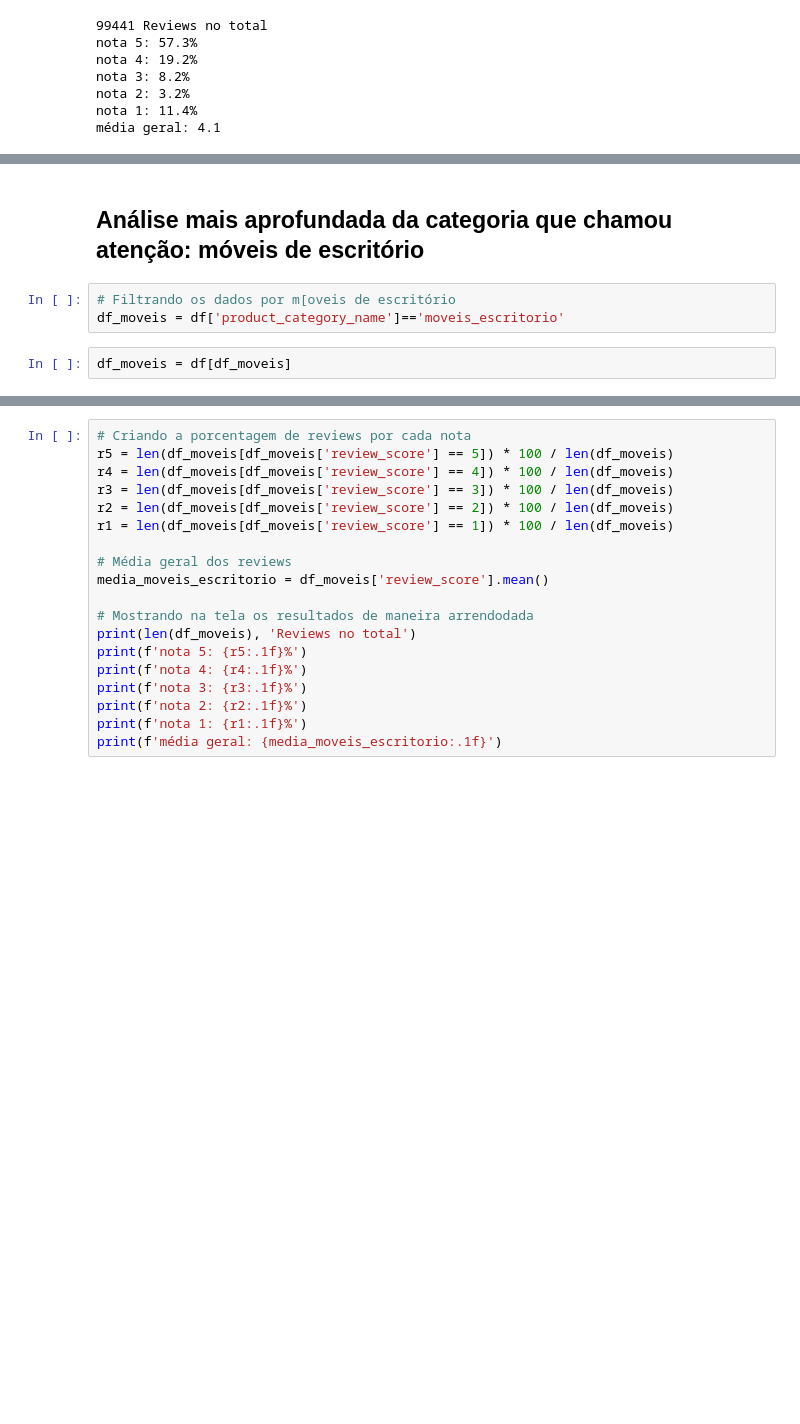
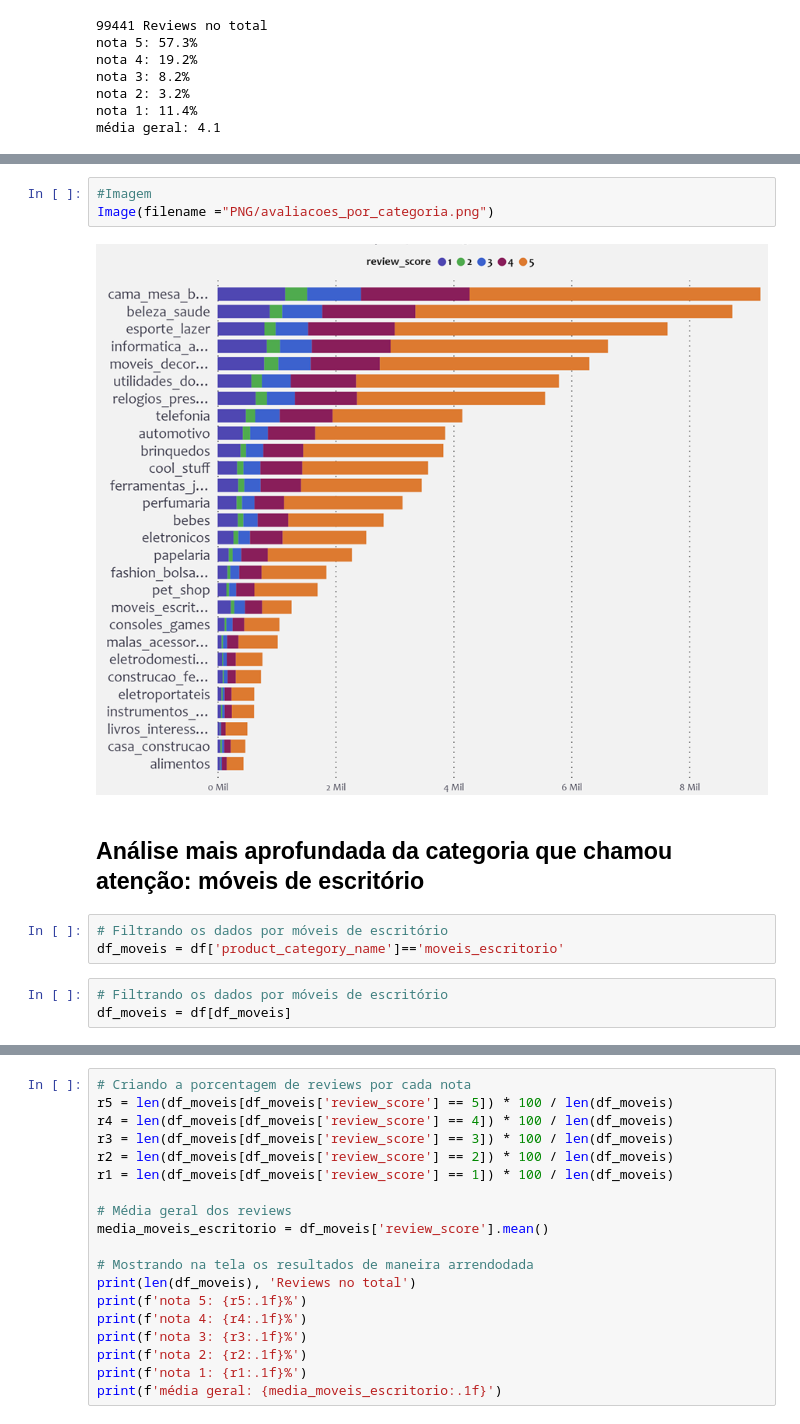
Before and after one commit to petersonrs/projetostack, a Jupyter notebook: analise_exploratoria.ipynb, the cells around one changed output, grey strips where cells are left out. Cells and saved outputs as stored; diff of their text form; blank space fills up the shorter version.

```diff
--- a/analise_exploratoria.ipynb
+++ b/analise_exploratoria.ipynb
@@ -125,7 +107,13 @@ f, ax = plt.subplots(figsize=(10,40))
+# %%
+#Imagem
+Image(filename ="PNG/avaliacoes_por_categoria.png")
+# %% [output]
+[figure, added]
 # %% [markdown]
 <h2> Análise mais aprofundada da categoria que chamou atenção: móveis de escritório </h2>
 # %%
-# Filtrando os dados por m[oveis de escritório
+# Filtrando os dados por móveis de escritório
 df_moveis = df['product_category_name']=='moveis_escritorio'
-# %%
-df_moveis = df[df_moveis]
+# %%
+# Filtrando os dados por móveis de escritório
+df_moveis = df[df_moveis]
```
Also changed, not shown: parts of 69 cells of this notebook, 5 other files.
